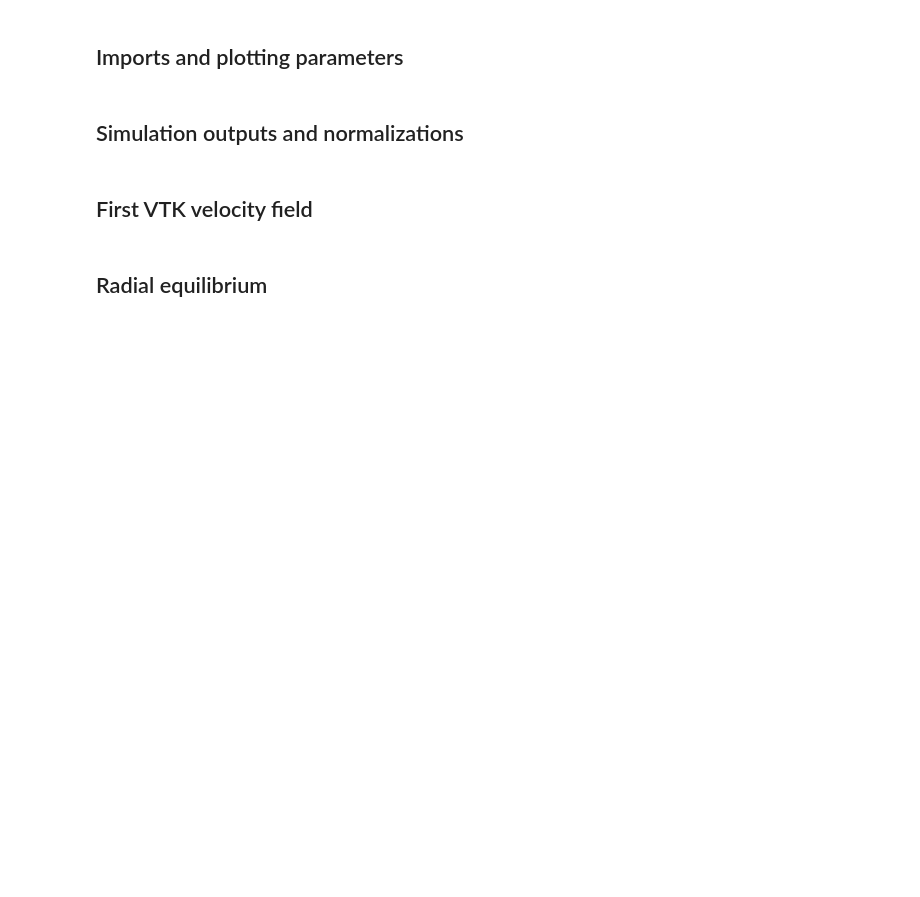
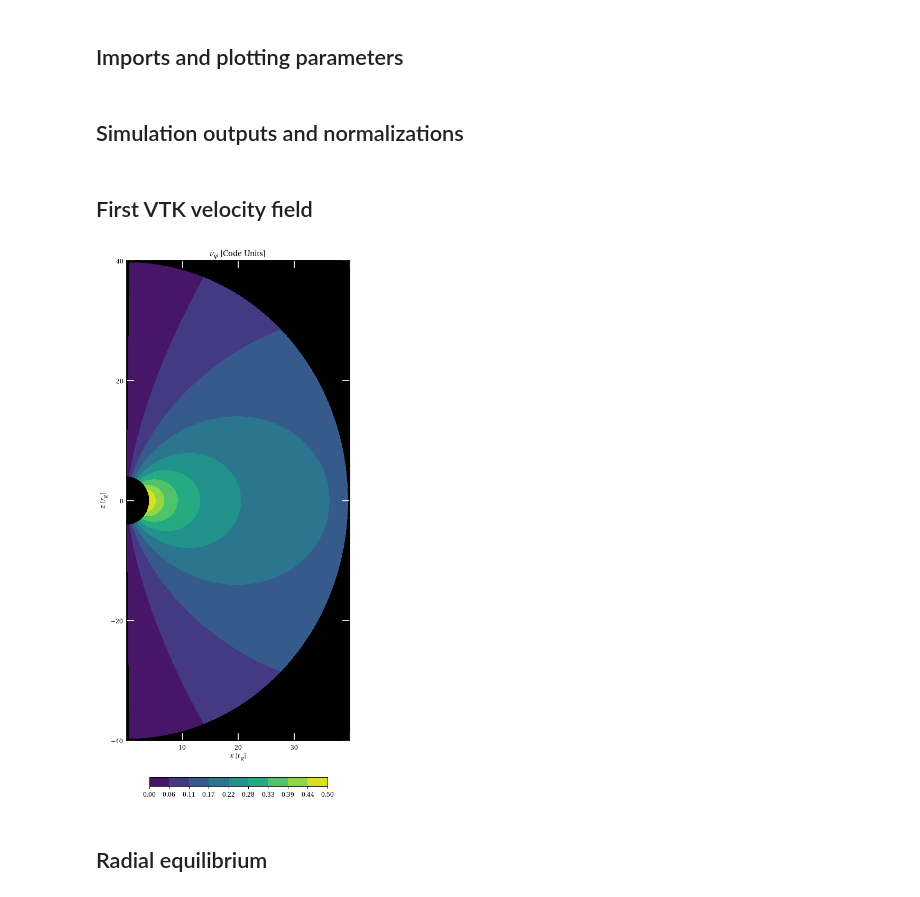
Before and after one commit to geoffreyakb/BP-PN-2D, a Jupyter notebook: postproc.ipynb, the cells around one changed output. Saved outputs shown, nothing was run; the diff lists cells and outputs as text; code cells hidden in the pictures; blank space fills up the shorter version.

```diff
--- a/postproc.ipynb
+++ b/postproc.ipynb
@@ -76,34 +76,35 @@ fig, axs = plt.subplots(1, figsize=(5, 12))
 
 ax = axs
 ax.set_title(r'$v_\varphi$ $[$Code Units$]$')
 buff = np.max(np.abs(v_phi))
 levels = np.linspace(0, buff, 10)
 pc0 = ax.contourf(X_cut_plus, Z, v_phi[phi_cut_plus,:,:], cmap="viridis", levels=levels)
 formats = tkr.FormatStrFormatter('%.2f')
 cbar = fig.colorbar(pc0, ax=ax, location="bottom", pad=pad/2, shrink=shrink, format=formats, ticks=levels)
 ax.tick_params(axis='both', direction='in', color='white', width=w, length=l, pad=lpad)
 ax.set_facecolor("black")
 ax.set_xlabel(x_label)
 ax.set_ylabel(y_label)
 ax.set_xlim((0,r_max))
 xplot = np.linspace(0, r_max, 5)
 xl = [f"{i:.0f}" for i in xplot]
 xl[0] = ""
 xl[-1] = ""
 ax.set_xticks(xplot,xl)
 ax.set_ylim((-r_max, r_max))
 yplot = np.linspace(-r_max, r_max, 5)
 ax.set_yticks(yplot)
 ax.yaxis.set_ticks_position('both')
 ax.xaxis.set_ticks_position('both')
 for spine in ax.spines.values():
     spine.set_linewidth(w)
 
-fig.suptitle(r"$t\omega_\mathrm{orbit} = 0$ ", x=0.5, y=0.98)
 fig.tight_layout()
 plt.savefig(f"./plots/Vphi0-{gravity}.png", bbox_inches='tight', dpi=300)
 plt.show()
 plt.close()
+# %% [output]
+[figure, added]
 # %% [markdown]
 ## Radial equilibrium
 # %%
```
Also changed, not shown: parts of 2 cells of this notebook, 1 other file.
